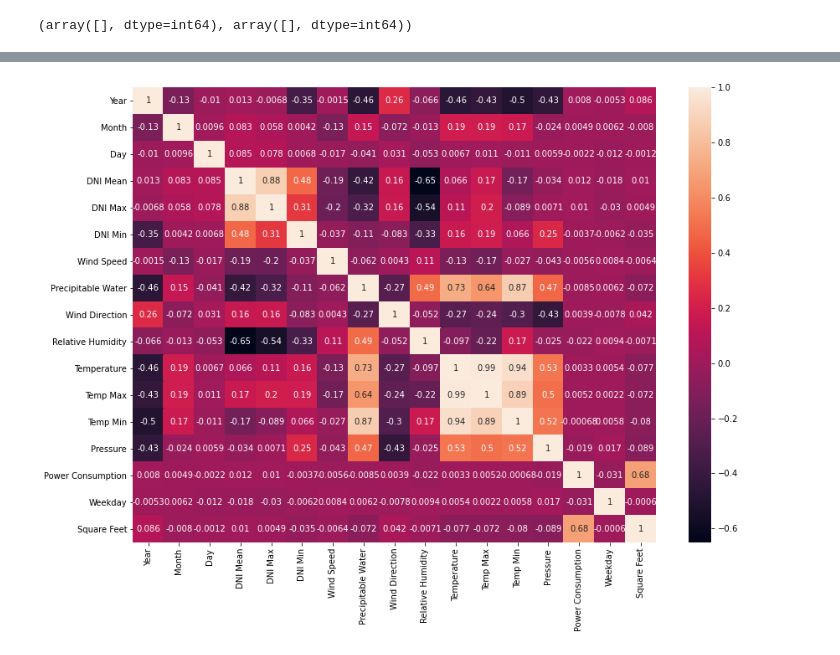
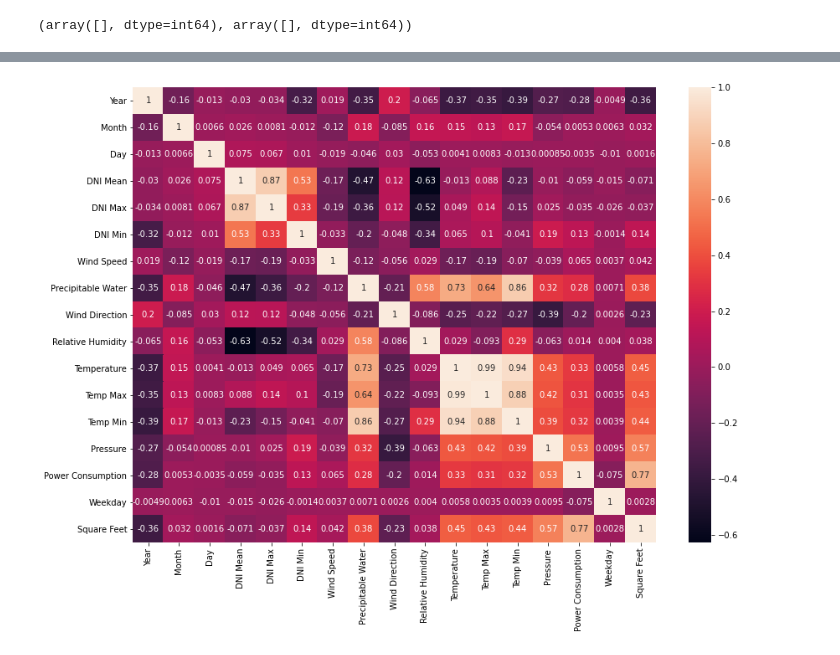
Before and after one commit to A-Wadhwani/ME597-Project, a Jupyter notebook: UCF_Multi_Data_Cleaning.ipynb, the cells around one changed output, grey strips where cells are left out. Saved outputs shown, nothing was run; the diff lists cells and outputs as text; code cells hidden in the pictures.

```diff
--- a/UCF_Multi_Data_Cleaning.ipynb
+++ b/UCF_Multi_Data_Cleaning.ipynb
@@ -213,8 +221,8 @@ print(df_merge.shape)
 # %%
 plt.figure(figsize=(14,10))
-sns.heatmap(df_merge[df_merge['Type'] == 'Laboratory'].corr(), annot=True)
+sns.heatmap(df_merge[df_merge['Type'] == 'Classroom'].corr(), annot=True)
 plt.show()
 # %% [output]
-[figure, old version]
+[figure, new version]
 # %%
 df_merge.to_csv('Datasets/Combined_PowerWeatherData2.csv', index=False)
```
Also changed, not shown: parts of 7 cells of this notebook, 7 other files.
